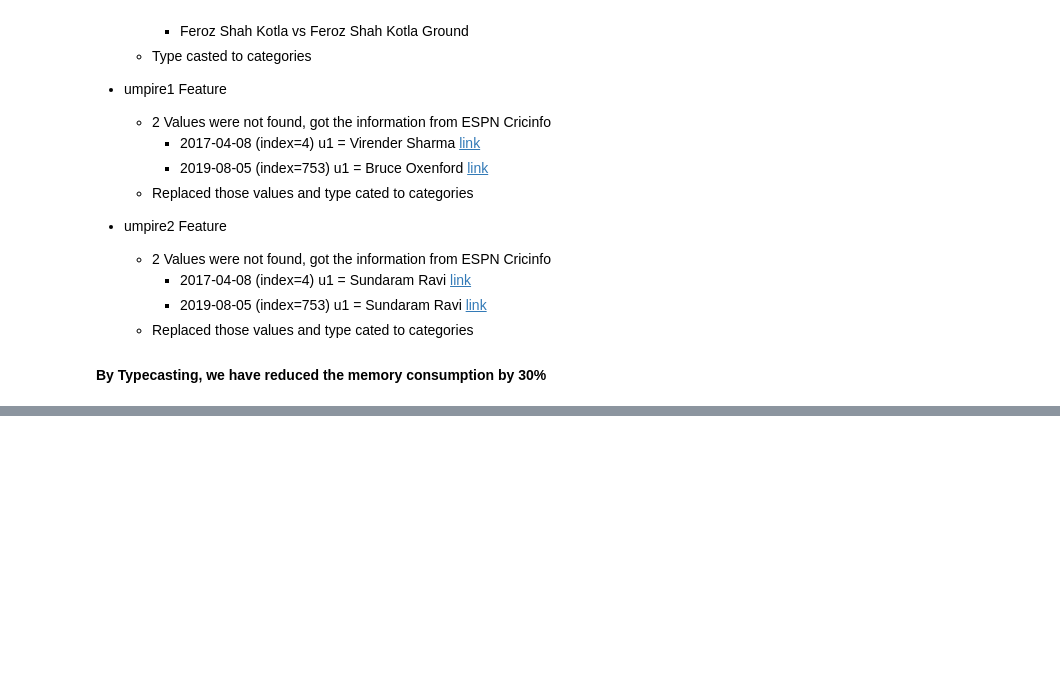
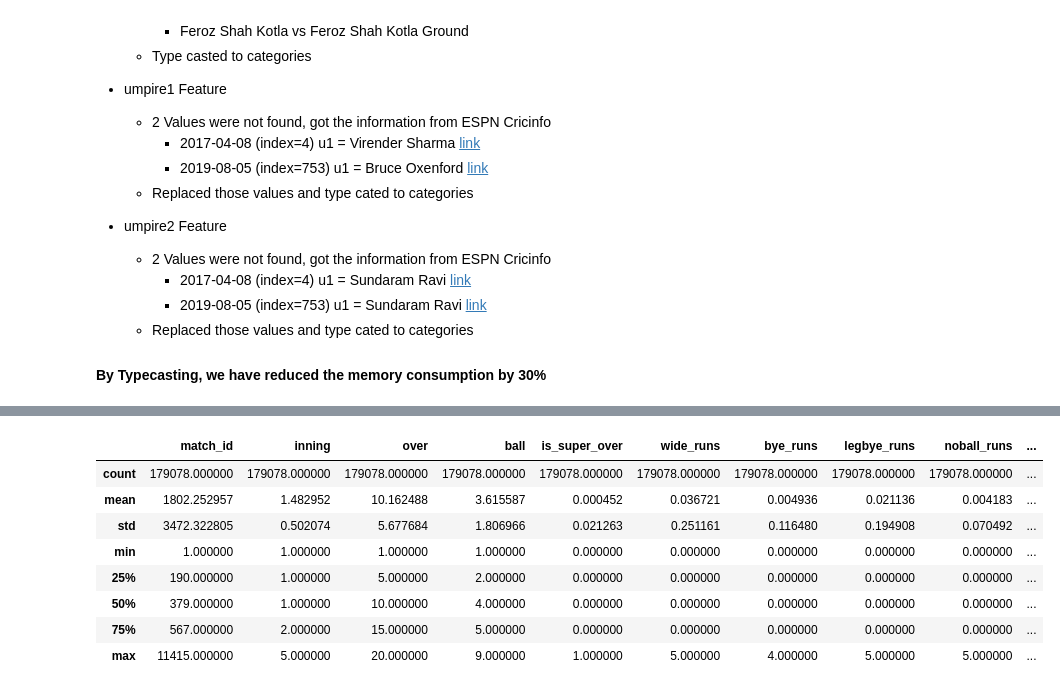
Before and after one commit to djsbalakrishnan/IPL-Analytics, a Jupyter notebook: Analyze IPL Data.ipynb, the cells around one changed output, grey strips where cells are left out. Cells and saved outputs as stored; diff of their text form; code cells hidden in the pictures; blank space fills up the shorter version.

```diff
--- a/Analyze IPL Data.ipynb
+++ b/Analyze IPL Data.ipynb
@@ -409,0 +415,12 @@ memory usage: 69.9 KB
+# %%
+deliveries_df.describe()
+# %% [output]
+|  | match_id | inning | over | ball | is_super_over | wide_runs | bye_runs | legbye_runs | noball_runs | ... |
+| count | 179078.000000 | 179078.000000 | 179078.000000 | 179078.000000 | 179078.000000 | 179078.000000 | 179078.000000 | 179078.000000 | 179078.000000 | ... |
+| mean | 1802.252957 | 1.482952 | 10.162488 | 3.615587 | 0.000452 | 0.036721 | 0.004936 | 0.021136 | 0.004183 | ... |
+| std | 3472.322805 | 0.502074 | 5.677684 | 1.806966 | 0.021263 | 0.251161 | 0.116480 | 0.194908 | 0.070492 | ... |
+| min | 1.000000 | 1.000000 | 1.000000 | 1.000000 | 0.000000 | 0.000000 | 0.000000 | 0.000000 | 0.000000 | ... |
+| 25% | 190.000000 | 1.000000 | 5.000000 | 2.000000 | 0.000000 | 0.000000 | 0.000000 | 0.000000 | 0.000000 | ... |
+| 50% | 379.000000 | 1.000000 | 10.000000 | 4.000000 | 0.000000 | 0.000000 | 0.000000 | 0.000000 | 0.000000 | ... |
+| 75% | 567.000000 | 2.000000 | 15.000000 | 5.000000 | 0.000000 | 0.000000 | 0.000000 | 0.000000 | 0.000000 | ... |
+| max | 11415.000000 | 5.000000 | 20.000000 | 9.000000 | 1.000000 | 5.000000 | 4.000000 | 5.000000 | 5.000000 | ... |
```
Also changed, not shown: parts of 14 cells of this notebook.
